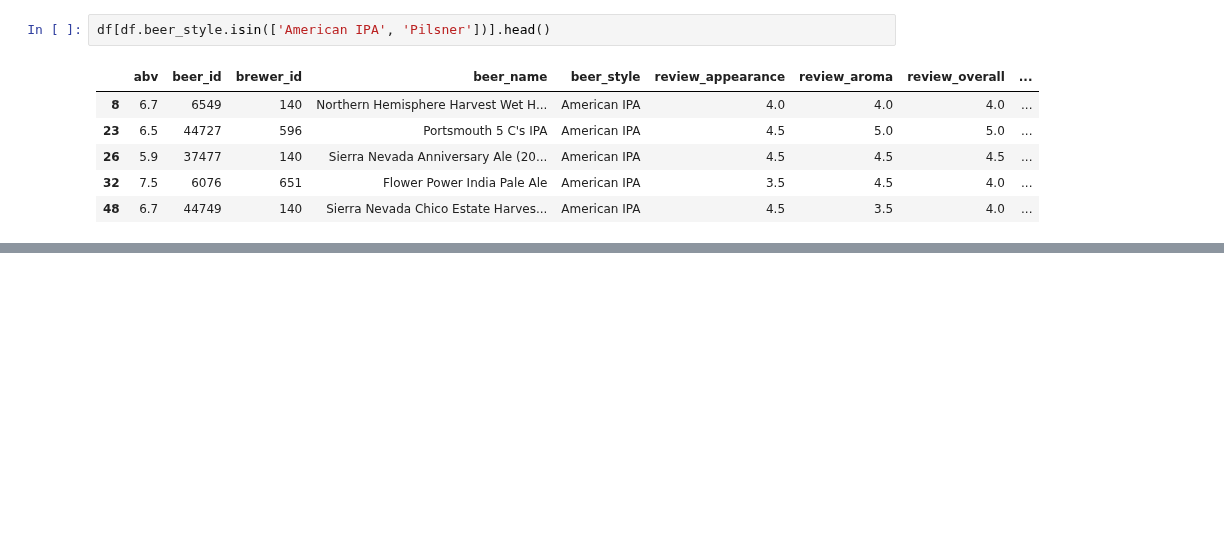
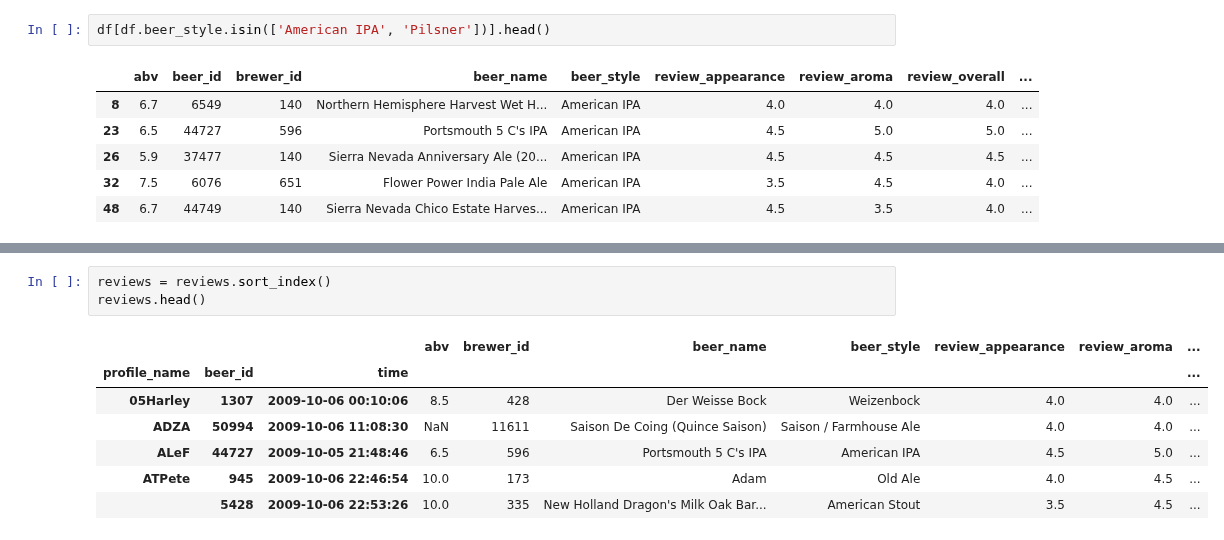
Before and after one commit to ihmeuw/ihme-python-course, a Jupyter notebook: Lecture 4/Pandas II.ipynb, the cells around one changed output, grey strips where cells are left out. Drawn from its saved outputs; the diff is of its cells as text; blank space fills up the shorter version.

```diff
--- a/Lecture 4/Pandas II.ipynb
+++ b/Lecture 4/Pandas II.ipynb
@@ -127,0 +256,11 @@ df[df.beer_style.isin(['American IPA', 'Pilsner'])].head()
+# %%
+reviews = reviews.sort_index()
+reviews.head()
+# %% [output]
+|  |  |  | abv | brewer_id | beer_name | beer_style | review_appearance | review_aroma | ... |
+| profile_name | beer_id | time |  |  |  |  |  |  | ... |
+| 05Harley | 1307 | 2009-10-06 00:10:06 | 8.5 | 428 | Der Weisse Bock | Weizenbock | 4.0 | 4.0 | ... |
+| ADZA | 50994 | 2009-10-06 11:08:30 | NaN | 11611 | Saison De Coing (Quince Saison) | Saison / Farmhouse Ale | 4.0 | 4.0 | ... |
+| ALeF | 44727 | 2009-10-05 21:48:46 | 6.5 | 596 | Portsmouth 5 C's IPA | American IPA | 4.5 | 5.0 | ... |
+| ATPete | 945 | 2009-10-06 22:46:54 | 10.0 | 173 | Adam | Old Ale | 4.0 | 4.5 | ... |
+|  | 5428 | 2009-10-06 22:53:26 | 10.0 | 335 | New Holland Dragon's Milk Oak Bar... | American Stout | 3.5 | 4.5 | ... |
```
Also changed, not shown: parts of 34 cells of this notebook, 1 other file.
